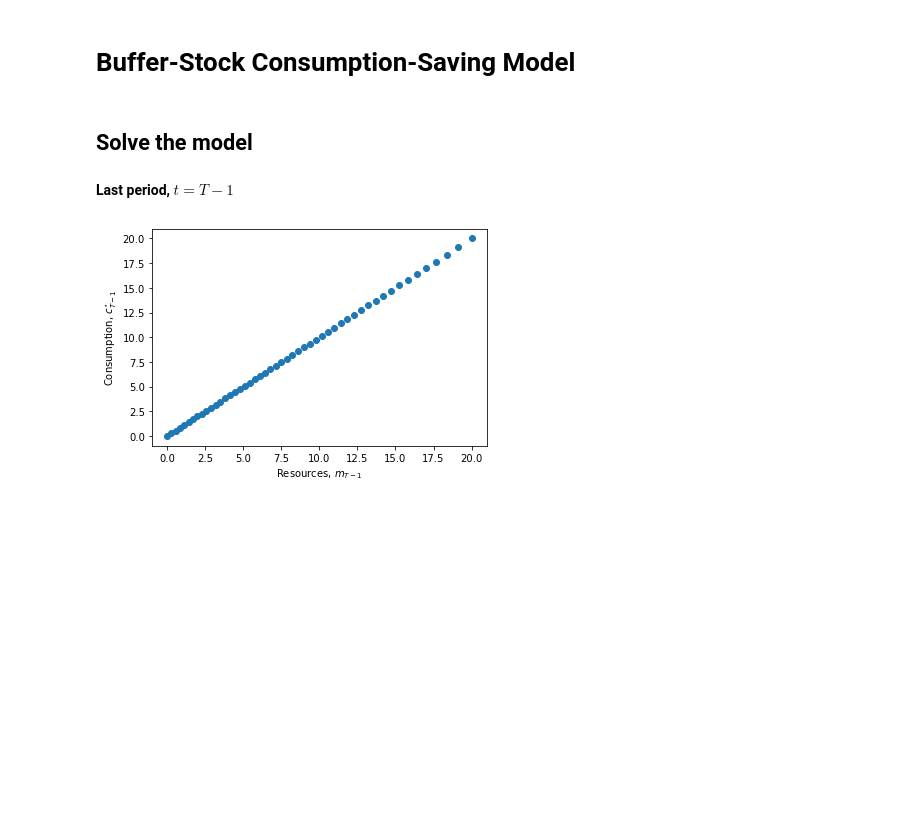
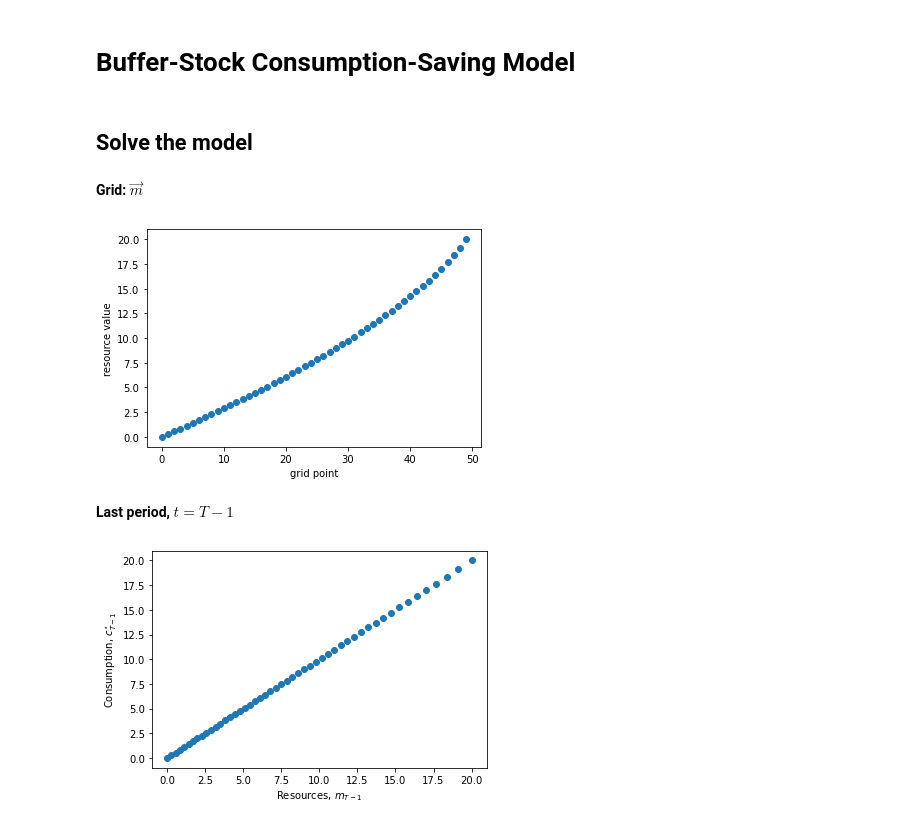
Before and after one commit to ThomasHJorgensen/HouseholdBehaviorCourse, a Jupyter notebook: 02/01. StructuralEstimation.ipynb, the cells around one changed output. Cells and saved outputs as stored; diff of their text form; code cells hidden in the pictures; blank space fills up the shorter version.

```diff
--- a/02/01. StructuralEstimation.ipynb
+++ b/02/01. StructuralEstimation.ipynb
@@ -27,6 +24,14 @@ model = BufferStockModelClass()
 model.solve()
 par = model.par
 sol = model.sol
+# %% [markdown]
+**Grid:** $\overrightarrow{m}$
+# %%
+fig, ax = plt.subplots()
+ax.scatter(range(par.Nm),par.m_grid)
+ax.set(xlabel='grid point',ylabel='resource value');
+# %% [output]
+[figure, added]
 # %% [markdown]
 **Last period, $t=T-1$**
 # %%
```
Also changed, not shown: parts of 1 cell of this notebook, 1 other file.
